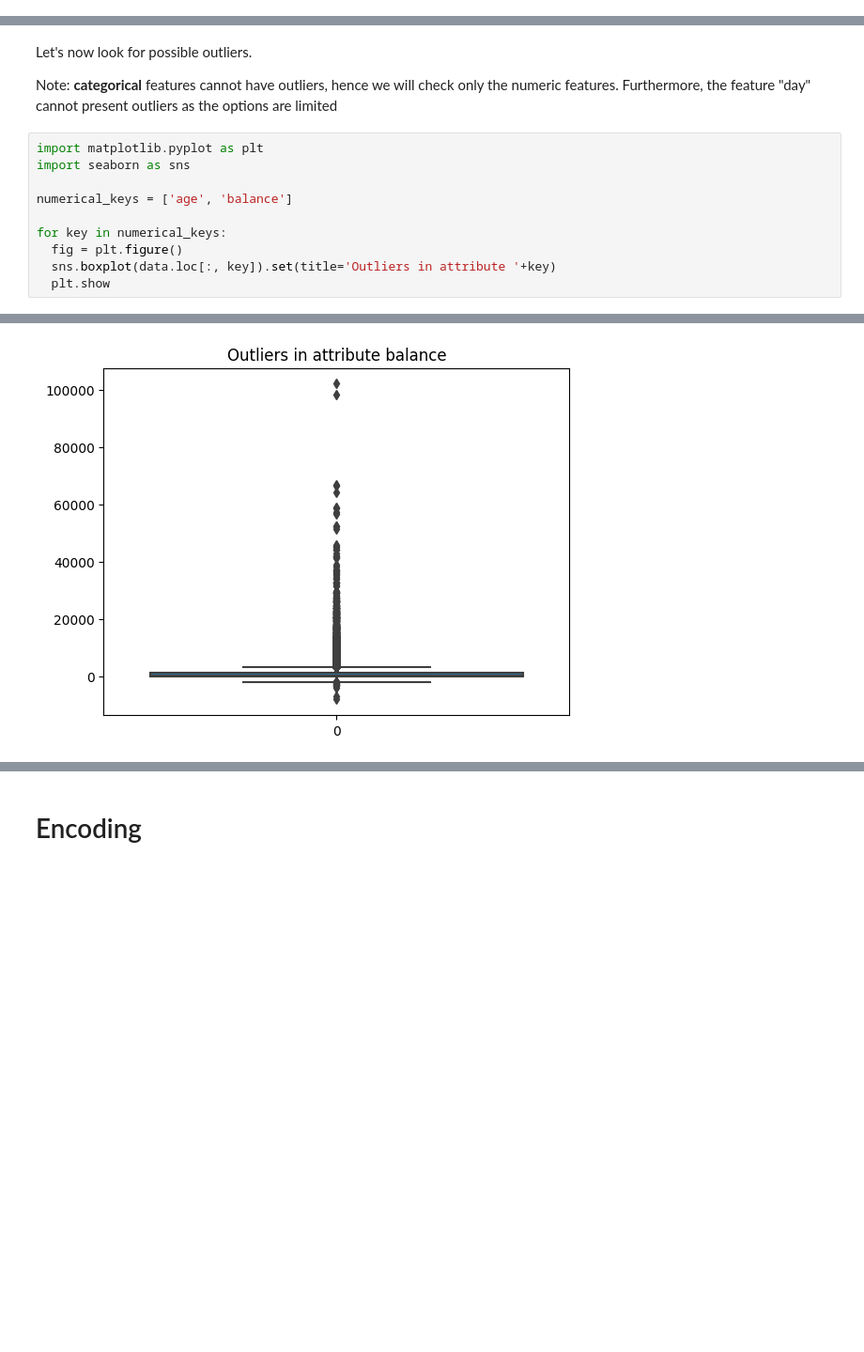
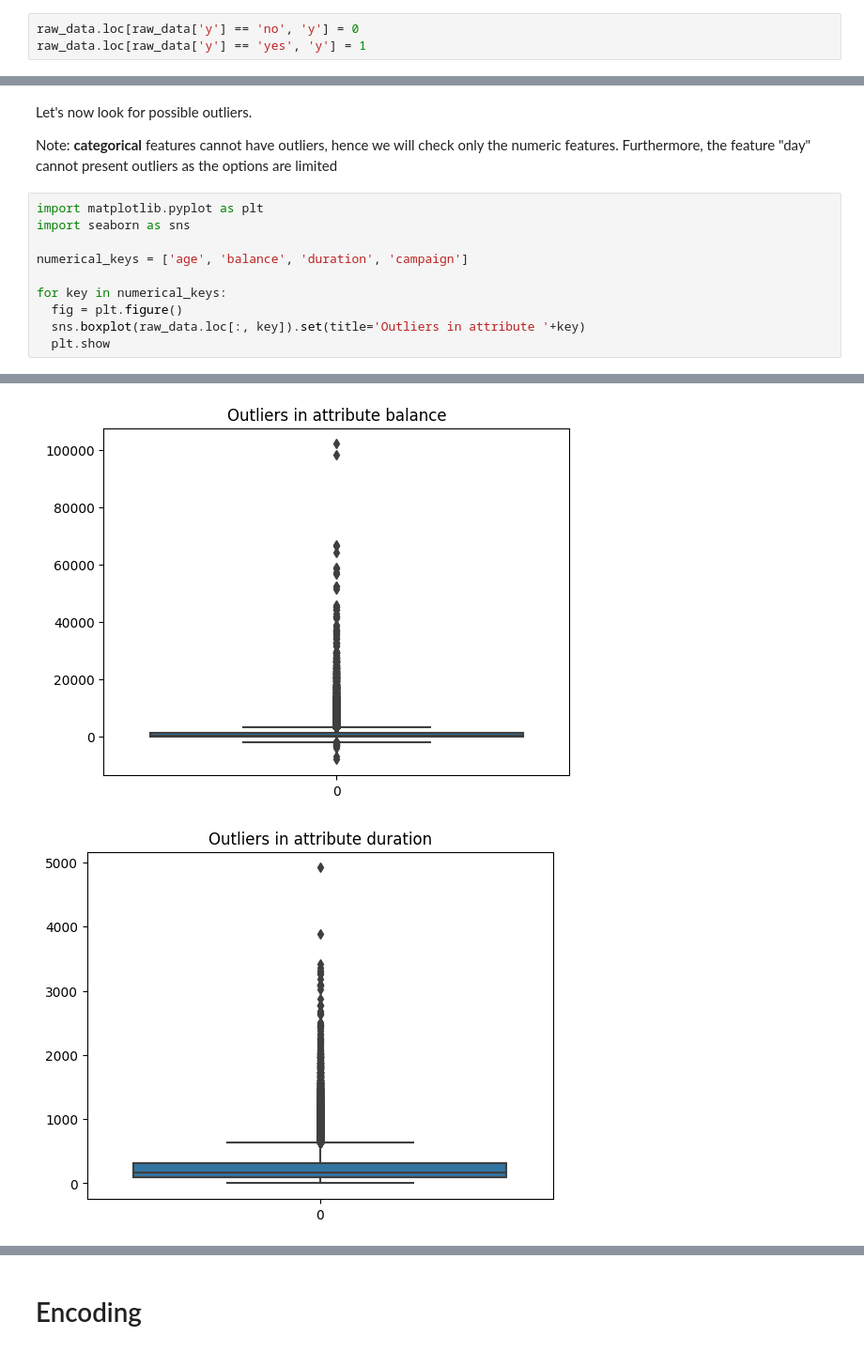
Before and after one commit to Ilvecho/Term-Deposit-Marketing, a Jupyter notebook: P2_notebook.ipynb, the cells around one changed output, grey strips where cells are left out. Shown at 94% size. Cells and saved outputs as stored; diff of their text form; blank space fills up the shorter version.

Commit message:
Modifications on outliers and correlation

```diff
--- a/P2_notebook.ipynb
+++ b/P2_notebook.ipynb
@@ -191,0 +125,3 @@ Now we don't have any missing values anymore.
+# %%
+raw_data.loc[raw_data['y'] == 'no', 'y'] = 0
+raw_data.loc[raw_data['y'] == 'yes', 'y'] = 1
@@ -199,13 +147,14 @@ Furthermore, the feature "day" cannot present outliers as the options are limite
 # %%
 import matplotlib.pyplot as plt
 import seaborn as sns
 
-numerical_keys = ['age', 'balance']
+numerical_keys = ['age', 'balance', 'duration', 'campaign']
 
 for key in numerical_keys:
   fig = plt.figure()
-  sns.boxplot(data.loc[:, key]).set(title='Outliers in attribute '+key)
+  sns.boxplot(raw_data.loc[:, key]).set(title='Outliers in attribute '+key)
   plt.show
 # %% [output]
 [figure]
 [figure]
+[figure, added]
```
Also changed, not shown: parts of 35 cells of this notebook.
